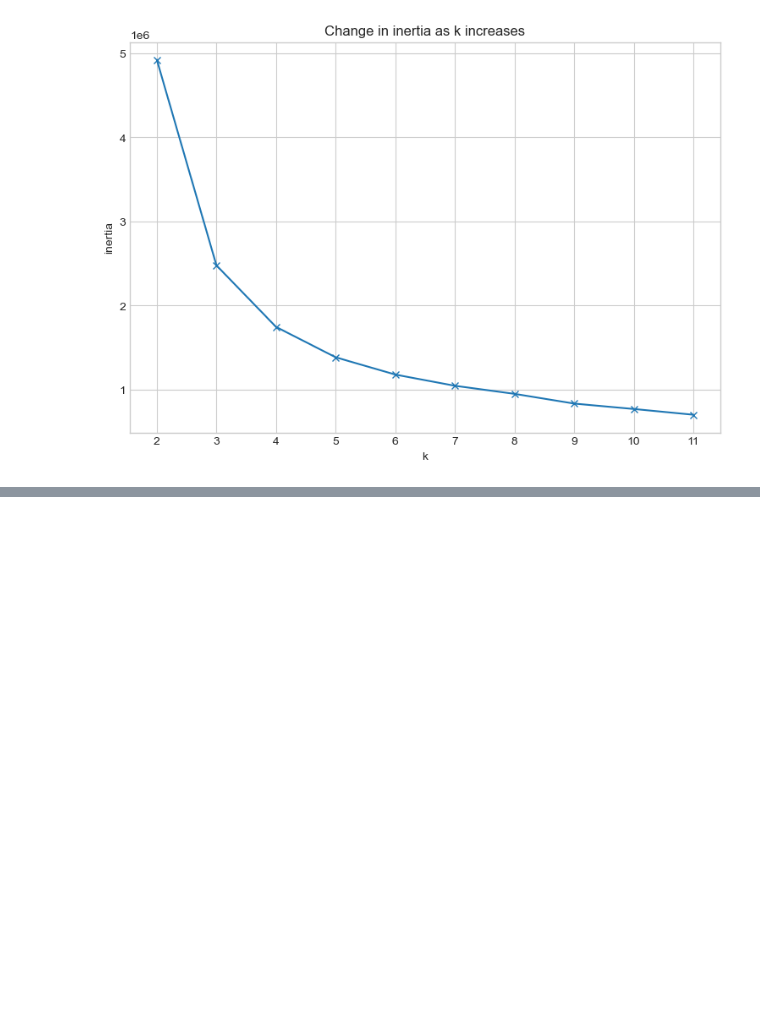
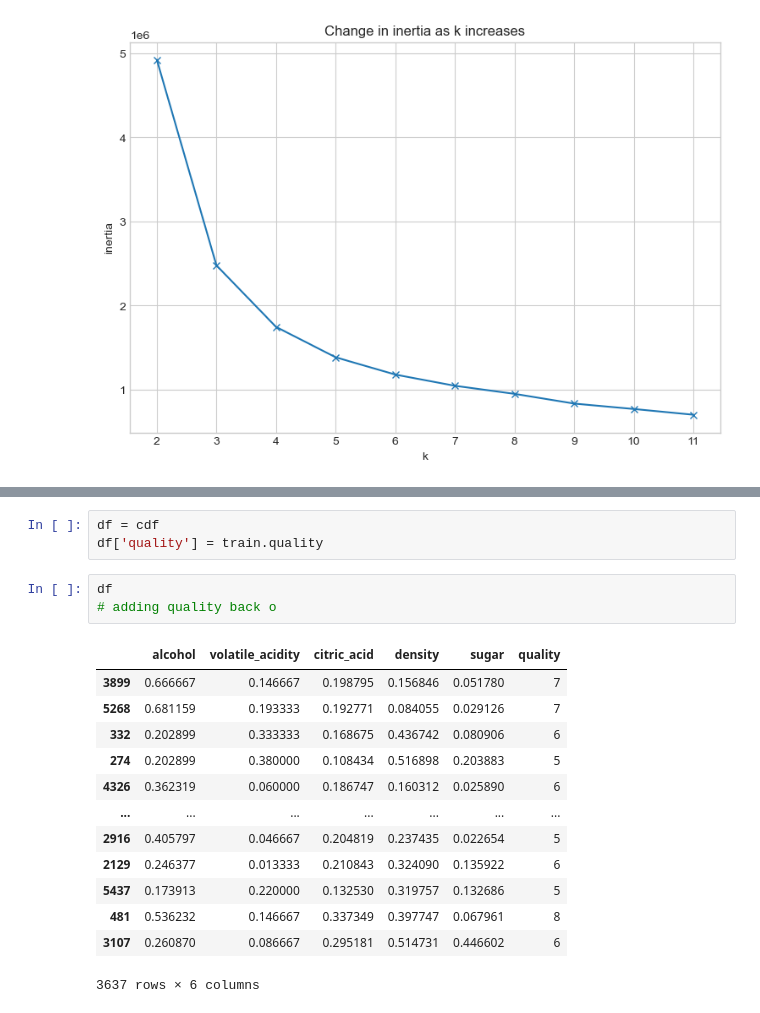
Before and after one commit to Fine-Wine/clustering-project-wine, a Jupyter notebook: test.ipynb, the cells around one changed output, grey strips where cells are left out. Drawn from its saved outputs; the diff is of its cells as text; blank space fills up the shorter version.

```diff
--- a/test.ipynb
+++ b/test.ipynb
@@ -554,0 +551,20 @@ for obj in c:
+# %%
+df = cdf
+df['quality'] = train.quality
+# %%
+df
+# adding quality back o
+# %% [output]
+|  | alcohol | volatile_acidity | citric_acid | density | sugar | quality |
+| 3899 | 0.666667 | 0.146667 | 0.198795 | 0.156846 | 0.051780 | 7 |
+| 5268 | 0.681159 | 0.193333 | 0.192771 | 0.084055 | 0.029126 | 7 |
+| 332 | 0.202899 | 0.333333 | 0.168675 | 0.436742 | 0.080906 | 6 |
+| 274 | 0.202899 | 0.380000 | 0.108434 | 0.516898 | 0.203883 | 5 |
+| 4326 | 0.362319 | 0.060000 | 0.186747 | 0.160312 | 0.025890 | 6 |
+| ... | ... | ... | ... | ... | ... | ... |
+| 2916 | 0.405797 | 0.046667 | 0.204819 | 0.237435 | 0.022654 | 5 |
+| 2129 | 0.246377 | 0.013333 | 0.210843 | 0.324090 | 0.135922 | 6 |
+| 5437 | 0.173913 | 0.220000 | 0.132530 | 0.319757 | 0.132686 | 5 |
+| 481 | 0.536232 | 0.146667 | 0.337349 | 0.397747 | 0.067961 | 8 |
+| 3107 | 0.260870 | 0.086667 | 0.295181 | 0.514731 | 0.446602 | 6 |
+3637 rows × 6 columns
```
Also changed, not shown: parts of 50 cells of this notebook.
